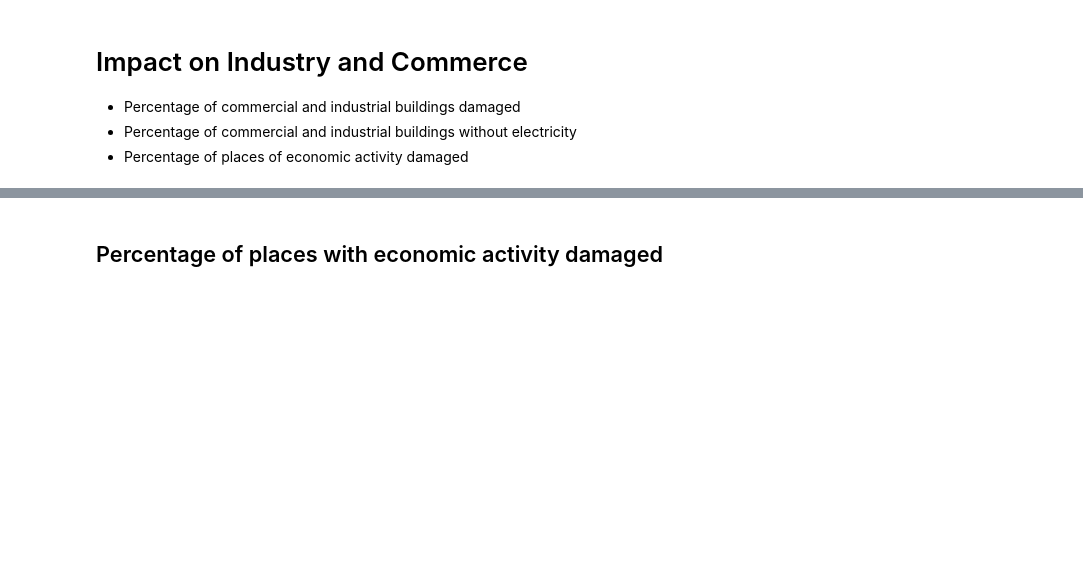
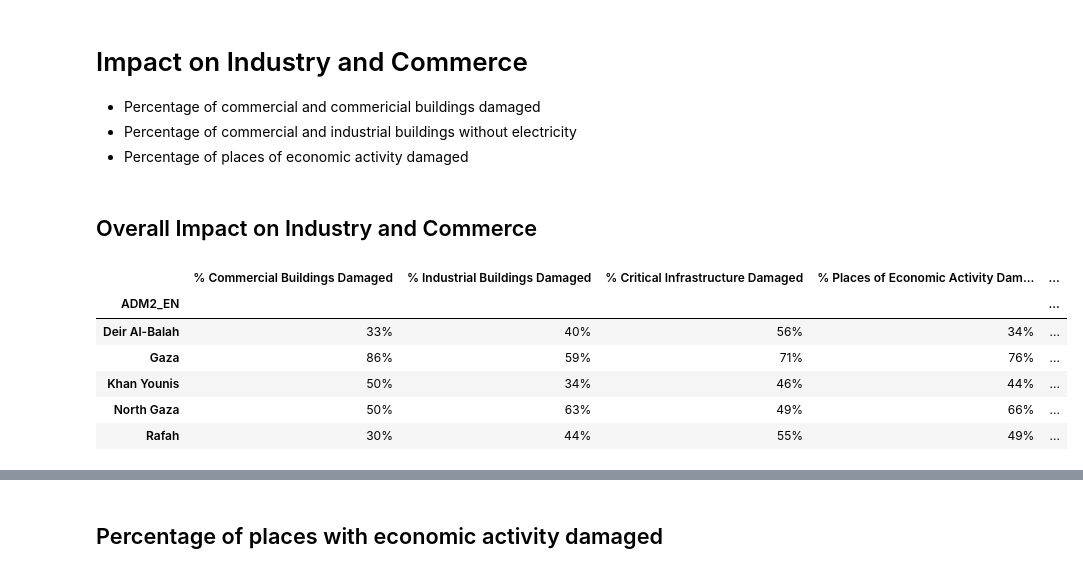
Before and after one commit to datapartnership/gaza-israel-conflict-impact-analysis, a Jupyter notebook: notebooks/sample-indicators/industry-and-commerce.ipynb, the cells around one changed output, grey strips where cells are left out. Saved outputs shown, nothing was run; the diff lists cells and outputs as text; code cells hidden in the pictures; blank space fills up the shorter version.

```diff
--- a/notebooks/sample-indicators/industry-and-commerce.ipynb
+++ b/notebooks/sample-indicators/industry-and-commerce.ipynb
@@ -1,7 +1,7 @@
 # %% [markdown]
 # Impact on Industry and Commerce
 
-* Percentage of commercial and industrial buildings damaged
+* Percentage of commercial and commericial buildings damaged
 * Percentage of commercial and industrial buildings without electricity
 * Percentage of places of economic activity damaged
 # %%
@@ -15,6 +15,18 @@ from palettable.tableau import ColorBlind_10, TableauMedium_10
 
 %config InlineBackend.figure_formats = ['svg']
 %matplotlib inline
+# %% [markdown]
+## Overall Impact on Industry and Commerce
+# %%
+summary_stats[['% Commercial Buildings Damaged','% Industrial Buildings Damaged', '% Critical Infrastructure Damaged','% Places of Economic Activity Damaged', '% Industrial Buildings without Observed Nighttime Lights', '% Commercial Buildings without Observed Nighttime Lights']].style.background_gradient(cmap='viridis', axis=0).format("{:.0f}%")
+# %% [output]
+|  | % Commercial Buildings Damaged | % Industrial Buildings Damaged | % Critical Infrastructure Damaged | % Places of Economic Activity Dam... | ... |
+| ADM2_EN |  |  |  |  | ... |
+| Deir Al-Balah | 33% | 40% | 56% | 34% | ... |
+| Gaza | 86% | 59% | 71% | 76% | ... |
+| Khan Younis | 50% | 34% | 46% | 44% | ... |
+| North Gaza | 50% | 63% | 49% | 66% | ... |
+| Rafah | 30% | 44% | 55% | 49% | ... |
 # %%
 # read shapefiles
 PSE = geopandas.read_file(
```
Also changed, not shown: parts of 23 cells of this notebook, 1 other file.
